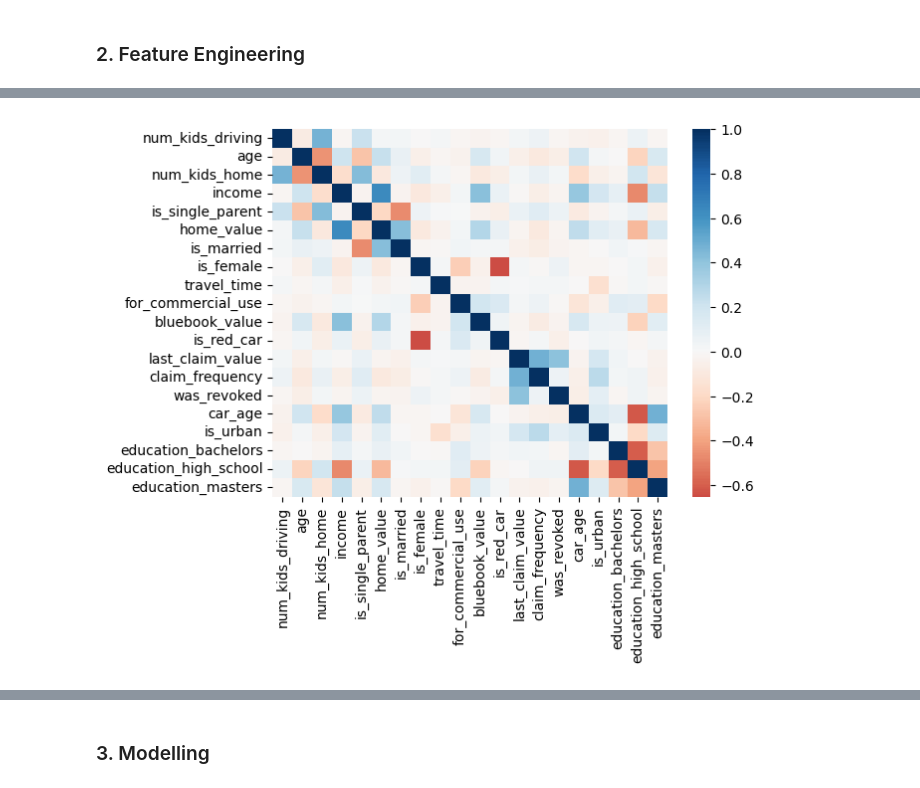
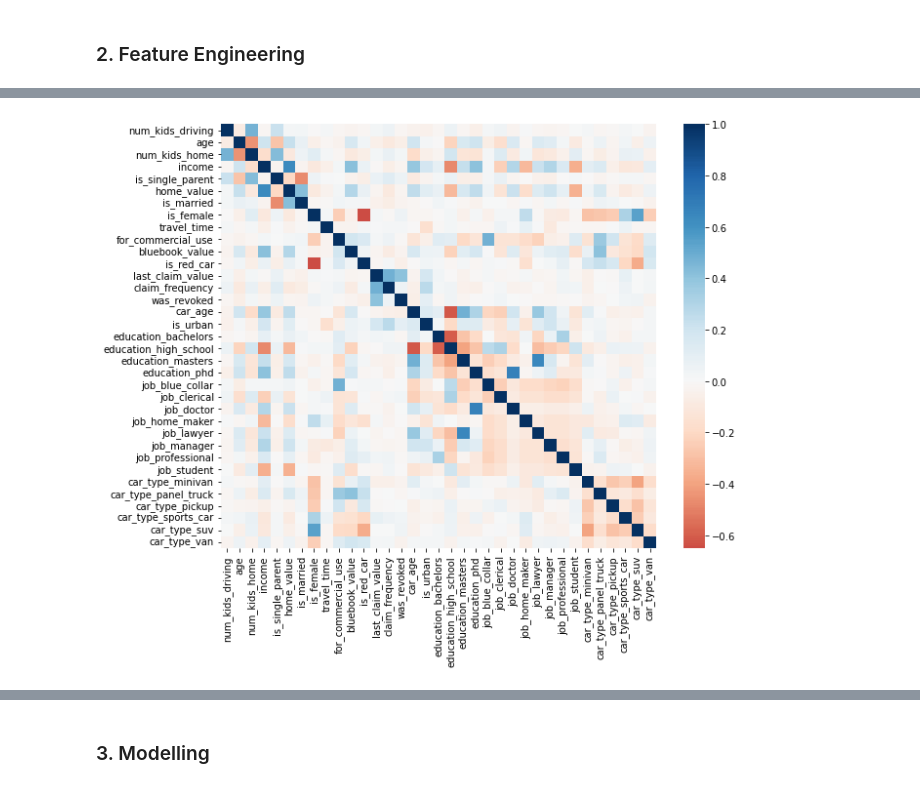
Before and after one commit to rossguthery/descartes-technical-test, a Jupyter notebook: main.ipynb, the cells around one changed output, grey strips where cells are left out. Drawn from its saved outputs; the diff is of its cells as text; code cells hidden in the pictures.

```diff
--- a/main.ipynb
+++ b/main.ipynb
@@ -10,6 +10,9 @@ import pandas as pd
 import seaborn as sns
 import matplotlib.pyplot as plt
 from toolbox import Data, FeatureEngineerer, Modeller
+
+# Standardize figure size.
+plt.rcParams["figure.figsize"] = (10, 8)
 # %% [markdown]
 ### 1. Data Collection and Cleaning
 # %% [markdown]
@@ -82,11 +90,6 @@ train_engineerer()
 # %%
 # Plot heat map to show correlation between explanatory variables and target.
-sns.heatmap(
-    data=test_engineerer.data.corr().iloc[0:20, 0:20],
-    cmap="RdBu",
-    annot=False,
-    center=0,
-)
+sns.heatmap(data=test_engineerer.data.corr(), cmap="RdBu", center=0)
 plt.show()
 # %% [output]
-[figure, old version]
+[figure, new version]
```
Also changed, not shown: parts of 10 cells of this notebook, 2 other files.
